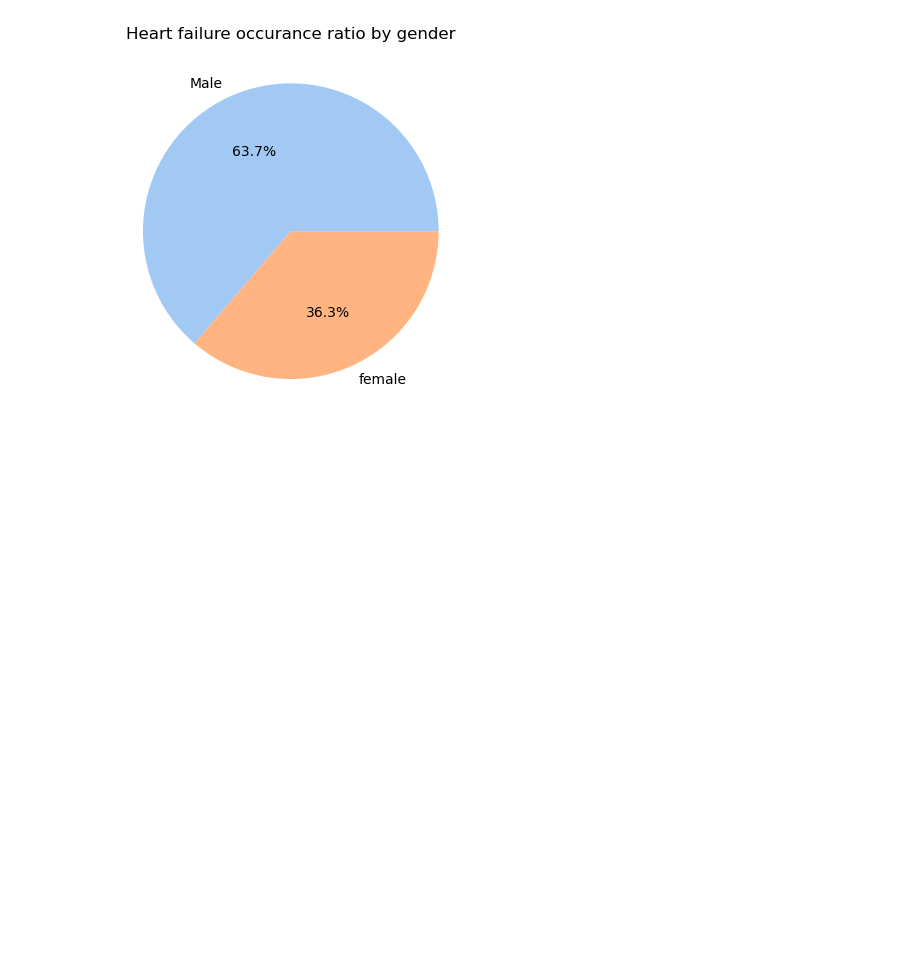
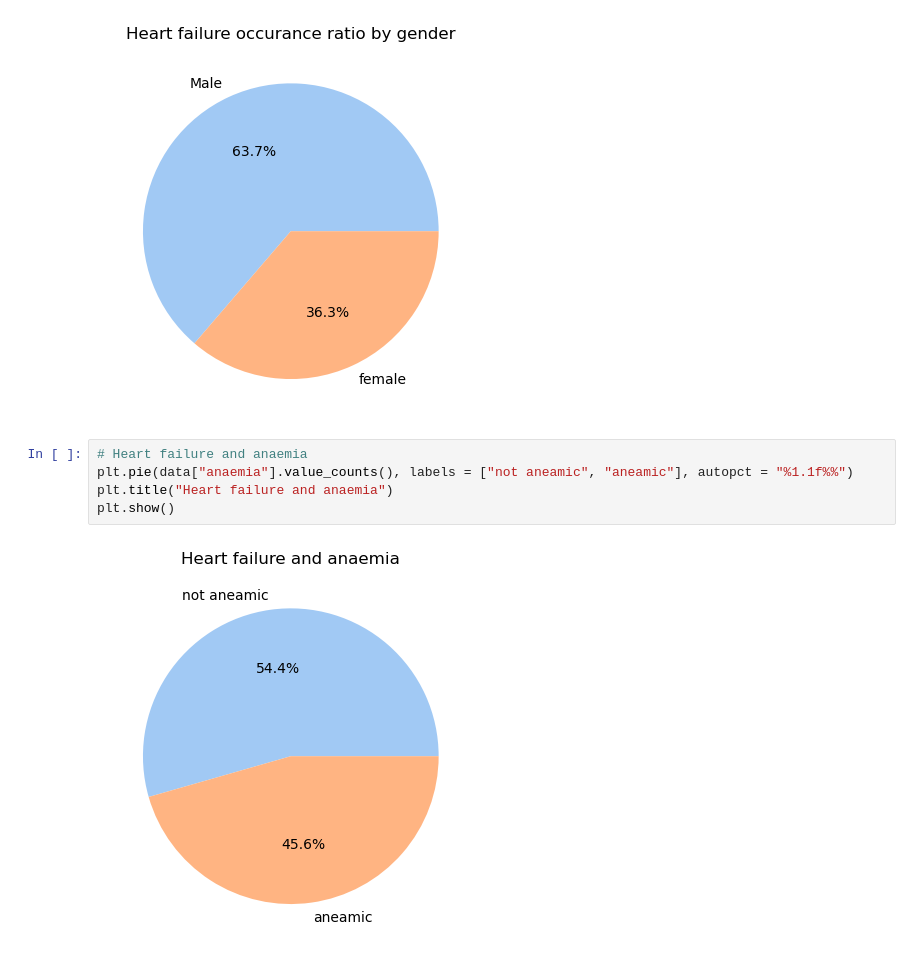
Before and after one commit to usuajiayako/DataScienceWeek7, a Jupyter notebook: ANN_assignment/ann_for_heart_failure.ipynb, the cells around one changed output. Cells and saved outputs as stored; diff of their text form; blank space fills up the shorter version.

Commit message:
add heart failure and anaemia

```diff
--- a/ANN_assignment/ann_for_heart_failure.ipynb
+++ b/ANN_assignment/ann_for_heart_failure.ipynb
@@ -98,3 +98,10 @@ plt.title("Heart failure occurance ratio by gender")
 plt.show()
 # %% [output]
 [figure]
+# %%
+# Heart failure and anaemia
+plt.pie(data["anaemia"].value_counts(), labels = ["not aneamic", "aneamic"], autopct = "%1.1f%%")
+plt.title("Heart failure and anaemia")
+plt.show()
+# %% [output]
+[figure, added]
```
